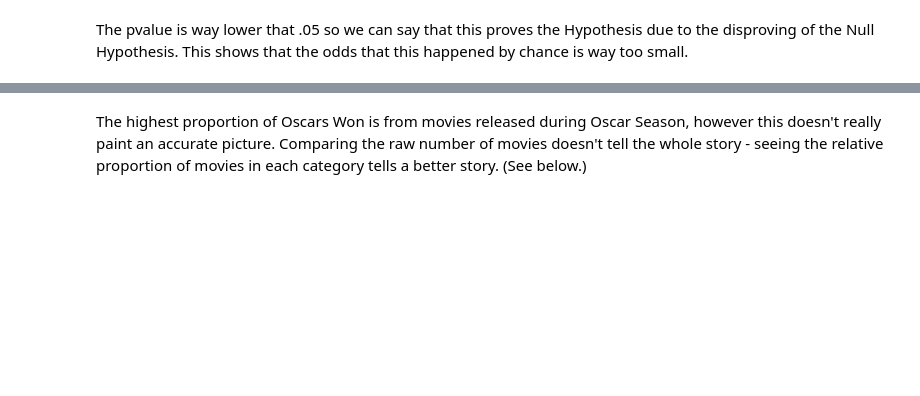
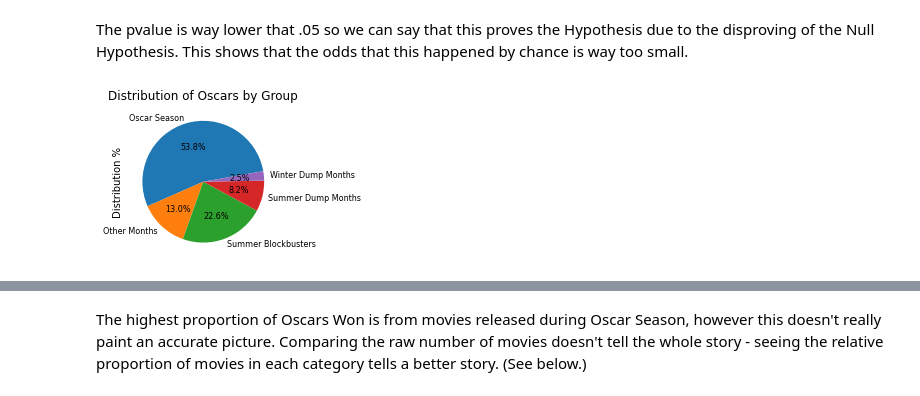
Before and after one commit to mpagerit/Team-11-project-1, a Jupyter notebook: Analysis.ipynb, the cells around one changed output, grey strips where cells are left out. Cells and saved outputs as stored; diff of their text form; code cells hidden in the pictures; blank space fills up the shorter version.

```diff
--- a/Analysis.ipynb
+++ b/Analysis.ipynb
@@ -154,5 +278,26 @@ sts.ttest_ind(oscar_season_df.Oscars, non_oscar_season_df.Oscars, equal_var=Fals
 # %% [markdown]
 The pvalue is way lower that .05 so we can say that this proves the Hypothesis due to the disproving of the Null Hypothesis. This shows that the odds that this happened by chance is way too small.
+# %%
+# The index can be reset to provide index numbers based on the new rankings.
+pie2_df = analysis_oscars[["Number Oscars Won", "Data Set"]]
+pie2_df.head()
+
+oscars_by_group = pie2_df.groupby(["Data Set"])
+grouped_oscar_df = oscars_by_group["Number Oscars Won"].sum()
+
+groups_oscar_cnts_df = pd.DataFrame({"Sums": grouped_oscar_df})
+
+# place gender keys for the sums
+group_oscar_list = groups_oscar_cnts_df.keys()
+
+ax1 = plt.subplot(121, aspect='equal')
+movie_oscar_pie = groups_oscar_cnts_df.plot(kind="pie", y=group_oscar_list[0], ax=ax1, autopct='%1.1f%%',
+ startangle=10, shadow=False, legend = False, fontsize=8, title=("Distribution of Oscars by Group"))
+movie_oscar_pie.set_ylabel("Distribution %")
+
+plt.show()
+# %% [output]
+[figure, added]
 # %%
 #Jason's code ends here
 # %%
```
Also changed, not shown: parts of 22 cells of this notebook.
